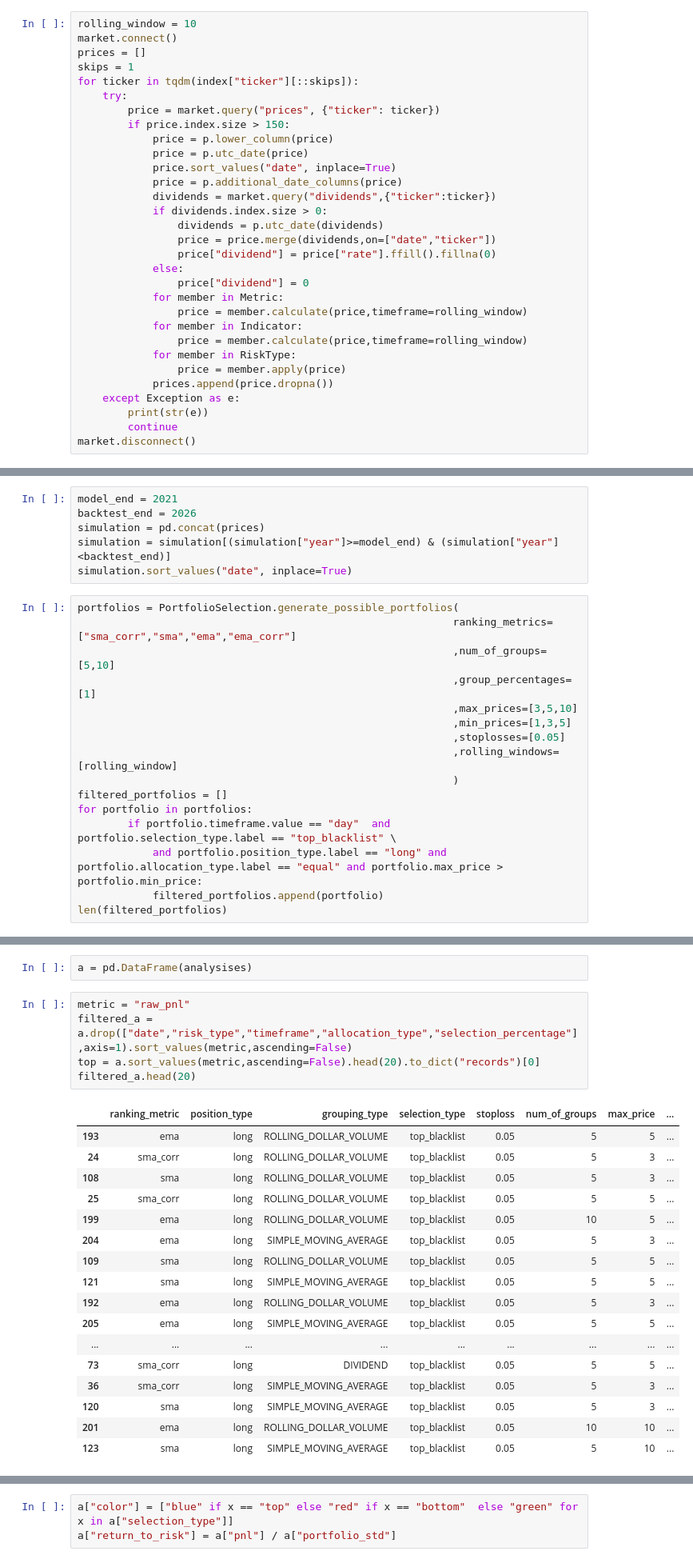
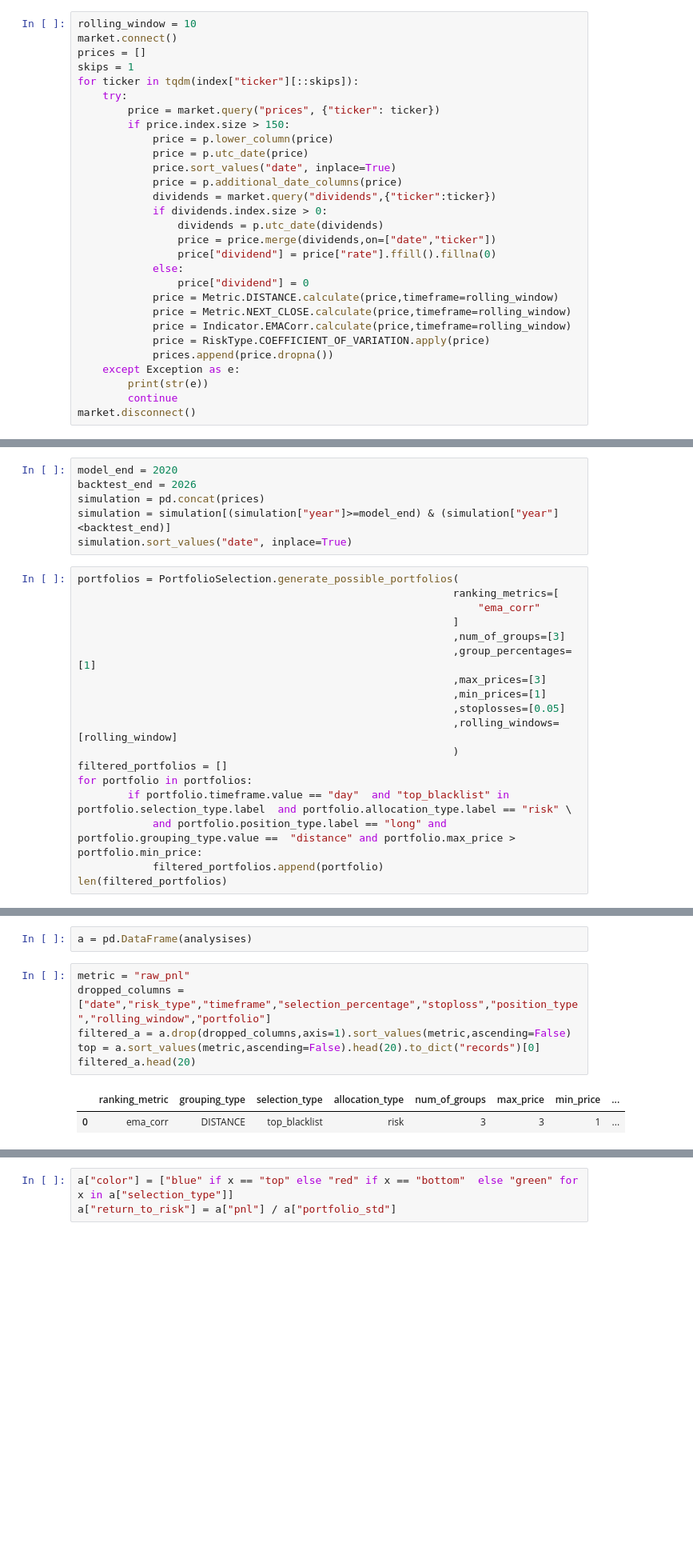
Before and after one commit to chung-ejy/orivault, a Jupyter notebook: studies/swing_trading_study/speculation_basic.ipynb, the cells around one changed output, grey strips where cells are left out. Shown at 80% size. Cells and saved outputs as stored; diff of their text form; blank space fills up the shorter version.

```diff
--- a/studies/swing_trading_study/speculation_basic.ipynb
+++ b/studies/swing_trading_study/speculation_basic.ipynb
@@ -63,12 +65,10 @@ for ticker in tqdm(index["ticker"][::skips]):
                 price["dividend"] = price["rate"].ffill().fillna(0)
             else:
                 price["dividend"] = 0
-            for member in Metric:
-                price = member.calculate(price,timeframe=rolling_window)
-            for member in Indicator:
-                price = member.calculate(price,timeframe=rolling_window)
-            for member in RiskType:
-                price = member.apply(price)
+            price = Metric.DISTANCE.calculate(price,timeframe=rolling_window)
+            price = Metric.NEXT_CLOSE.calculate(price,timeframe=rolling_window)
+            price = Indicator.EMACorr.calculate(price,timeframe=rolling_window)
+            price = RiskType.COEFFICIENT_OF_VARIATION.apply(price)
             prices.append(price.dropna())
     except Exception as e:
         print(str(e))
@@ -80,23 +88,25 @@ index 0 is out of bounds for axis 0 with size 0
 # %%
-model_end = 2021
+model_end = 2020
 backtest_end = 2026
 simulation = pd.concat(prices)
 simulation = simulation[(simulation["year"]>=model_end) & (simulation["year"]<backtest_end)]
 simulation.sort_values("date", inplace=True)
 # %%
 portfolios = PortfolioSelection.generate_possible_portfolios(
-                                                            ranking_metrics=["sma_corr","sma","ema","ema_corr"]
-                                                            ,num_of_groups=[5,10]
+                                                            ranking_metrics=[
+                                                                "ema_corr"
+                                                            ]
+                                                            ,num_of_groups=[3]
                                                             ,group_percentages=[1]
-                                                            ,max_prices=[3,5,10]
-                                                            ,min_prices=[1,3,5]
+                                                            ,max_prices=[3]
+                                                            ,min_prices=[1]
                                                             ,stoplosses=[0.05]
                                                             ,rolling_windows=[rolling_window]
                                                             )
 filtered_portfolios = []
 for portfolio in portfolios:
-        if portfolio.timeframe.value == "day"  and portfolio.selection_type.label == "top_blacklist" \
-            and portfolio.position_type.label == "long" and portfolio.allocation_type.label == "equal" and portfolio.max_price > portfolio.min_price:
+        if portfolio.timeframe.value == "day"  and "top_blacklist" in portfolio.selection_type.label  and portfolio.allocation_type.label == "risk" \
+            and portfolio.position_type.label == "long" and portfolio.grouping_type.value ==  "distance" and portfolio.max_price > portfolio.min_price:
             filtered_portfolios.append(portfolio)
 len(filtered_portfolios)
 # %% [output]
@@ -119,25 +129,11 @@ for portfolio in tqdm(filtered_portfolios):
 a = pd.DataFrame(analysises)
 # %%
 metric = "raw_pnl"
-filtered_a = a.drop(["date","risk_type","timeframe","allocation_type","selection_percentage"],axis=1).sort_values(metric,ascending=False)
+dropped_columns = ["date","risk_type","timeframe","selection_percentage","stoploss","position_type","rolling_window","portfolio"]
+filtered_a = a.drop(dropped_columns,axis=1).sort_values(metric,ascending=False)
 top = a.sort_values(metric,ascending=False).head(20).to_dict("records")[0]
 filtered_a.head(20)
 # %% [output]
-|  | ranking_metric | position_type | grouping_type | selection_type | stoploss | num_of_groups | max_price | ... |
-| 193 | ema | long | ROLLING_DOLLAR_VOLUME | top_blacklist | 0.05 | 5 | 5 | ... |
-| 24 | sma_corr | long | ROLLING_DOLLAR_VOLUME | top_blacklist | 0.05 | 5 | 3 | ... |
-| 108 | sma | long | ROLLING_DOLLAR_VOLUME | top_blacklist | 0.05 | 5 | 3 | ... |
-| 25 | sma_corr | long | ROLLING_DOLLAR_VOLUME | top_blacklist | 0.05 | 5 | 5 | ... |
-| 199 | ema | long | ROLLING_DOLLAR_VOLUME | top_blacklist | 0.05 | 10 | 5 | ... |
-| 204 | ema | long | SIMPLE_MOVING_AVERAGE | top_blacklist | 0.05 | 5 | 3 | ... |
-| 109 | sma | long | ROLLING_DOLLAR_VOLUME | top_blacklist | 0.05 | 5 | 5 | ... |
-| 121 | sma | long | SIMPLE_MOVING_AVERAGE | top_blacklist | 0.05 | 5 | 5 | ... |
-| 192 | ema | long | ROLLING_DOLLAR_VOLUME | top_blacklist | 0.05 | 5 | 3 | ... |
-| 205 | ema | long | SIMPLE_MOVING_AVERAGE | top_blacklist | 0.05 | 5 | 5 | ... |
-| ... | ... | ... | ... | ... | ... | ... | ... | ... |
-| 73 | sma_corr | long | DIVIDEND | top_blacklist | 0.05 | 5 | 5 | ... |
-| 36 | sma_corr | long | SIMPLE_MOVING_AVERAGE | top_blacklist | 0.05 | 5 | 3 | ... |
-| 120 | sma | long | SIMPLE_MOVING_AVERAGE | top_blacklist | 0.05 | 5 | 3 | ... |
-| 201 | ema | long | ROLLING_DOLLAR_VOLUME | top_blacklist | 0.05 | 10 | 10 | ... |
-| 123 | sma | long | SIMPLE_MOVING_AVERAGE | top_blacklist | 0.05 | 5 | 10 | ... |
+|  | ranking_metric | grouping_type | selection_type | allocation_type | num_of_groups | max_price | min_price | ... |
+| 0 | ema_corr | DISTANCE | top_blacklist | risk | 3 | 3 | 1 | ... |
 # %%
```
Also changed, not shown: parts of 11 cells of this notebook, 13 other files.
